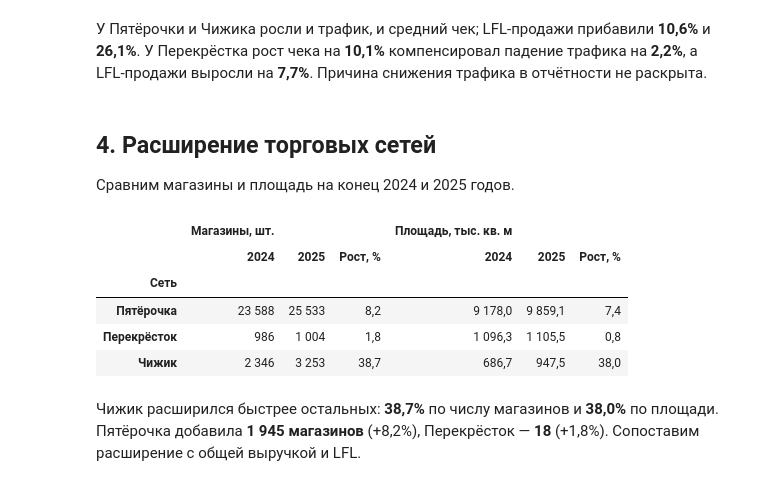
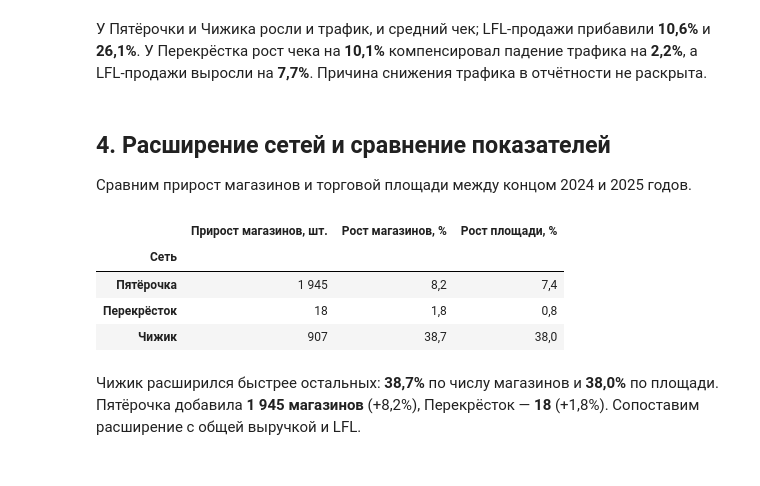
Before and after one commit to Alina-lab/x5-retail-analysis, a Jupyter notebook: x5_retail_analysis.ipynb, the cells around one changed output. Saved outputs shown, nothing was run; the diff lists cells and outputs as text; code cells hidden in the pictures.

```diff
--- a/x5_retail_analysis.ipynb
+++ b/x5_retail_analysis.ipynb
@@ -13,6 +13,4 @@
 # %%
-from pathlib import Path
-
 import pandas as pd
 import matplotlib.pyplot as plt
 from IPython.display import display
@@ -29,10 +27,9 @@ plt.rcParams.update({
 
 chains = ["Пятёрочка", "Перекрёсток", "Чижик"]
 periods = ["2024 Скорр.", "2025 (2)"]
-data = pd.read_csv(Path("data/processed/x5_operating_results_long.csv"))
+data = pd.read_csv("data/processed/x5_operating_results_long.csv")
 data["Показатель"] = data["Показатель"].replace({
     "Пятёрочка (2)": "Пятёрочка",
     "Пятёрочка(2)": "Пятёрочка",
 })
 data["Раздел"] = data["Раздел"].str.replace(" (2)", "", regex=False)
-data.shape
@@ -136,38 +116,31 @@ plt.show()
 # %% [markdown]
 У Пятёрочки и Чижика росли и трафик, и средний чек; LFL-продажи прибавили **10,6%** и **26,1%**. У Перекрёстка рост чека на **10,1%** компенсировал падение трафика на **2,2%**, а LFL-продажи выросли на **7,7%**. Причина снижения трафика в отчётности не раскрыта.
 # %% [markdown]
-## 4. Расширение торговых сетей
+## 4. Расширение сетей и сравнение показателей
 
-Сравним магазины и площадь на конец 2024 и 2025 годов.
+Сравним прирост магазинов и торговой площади между концом 2024 и 2025 годов.
 # %%
 stores = data[data["Раздел"].eq("Количество магазинов (на конец периода)")]
 stores = stores.pivot(index="Показатель", columns="Период", values="Значение")
-stores = stores.loc[chains, periods]
-stores.columns = ["2024", "2025"]
-stores["Рост, %"] = (stores["2025"] / stores["2024"] - 1) * 100
+stores = stores.loc[chains, periods].astype(int)
 
 space = data[data["Раздел"].eq("Торговая площадь")]
 space = space.pivot(index="Показатель", columns="Период", values="Значение")
 space = space.loc[chains, periods]
-space.columns = ["2024", "2025"]
-space["Рост, %"] = (space["2025"] / space["2024"] - 1) * 100
 
-network = pd.concat({"Магазины, шт.": stores, "Площадь, тыс. кв. м": space}, axis=1)
+network = pd.DataFrame({
+    "Прирост магазинов, шт.": stores["2025 (2)"] - stores["2024 Скорр."],
+    "Рост магазинов, %": (stores["2025 (2)"] / stores["2024 Скорр."] - 1) * 100,
+    "Рост площади, %": (space["2025 (2)"] / space["2024 Скорр."] - 1) * 100,
+})
 network.index.name = "Сеть"
-if network.isna().any().any():
-    raise ValueError("В количестве магазинов или торговой площади есть пропуски.")
-
-display(network.style.format({
-    ("Магазины, шт.", "2024"): "{:,.0f}",
-    ("Магазины, шт.", "2025"): "{:,.0f}",
-}, precision=1, decimal=",", thousands=" "))
+display(network.style.format(precision=1, decimal=",", thousands=" "))
 # %% [output]
-|  | Магазины, шт. |  |  | Площадь, тыс. кв. м |  |  |
-|  | 2024 | 2025 | Рост, % | 2024 | 2025 | Рост, % |
-| Сеть |  |  |  |  |  |  |
-| Пятёрочка | 23 588 | 25 533 | 8,2 | 9 178,0 | 9 859,1 | 7,4 |
-| Перекрёсток | 986 | 1 004 | 1,8 | 1 096,3 | 1 105,5 | 0,8 |
-| Чижик | 2 346 | 3 253 | 38,7 | 686,7 | 947,5 | 38,0 |
+|  | Прирост магазинов, шт. | Рост магазинов, % | Рост площади, % |
+| Сеть |  |  |  |
+| Пятёрочка | 1 945 | 8,2 | 7,4 |
+| Перекрёсток | 18 | 1,8 | 0,8 |
+| Чижик | 907 | 38,7 | 38,0 |
 # %% [markdown]
 Чижик расширился быстрее остальных: **38,7%** по числу магазинов и **38,0%** по площади. Пятёрочка добавила **1 945 магазинов** (+8,2%), Перекрёсток — **18** (+1,8%). Сопоставим расширение с общей выручкой и LFL.
 # %%
```
Also changed, not shown: parts of 5 cells of this notebook, 5 other files.
